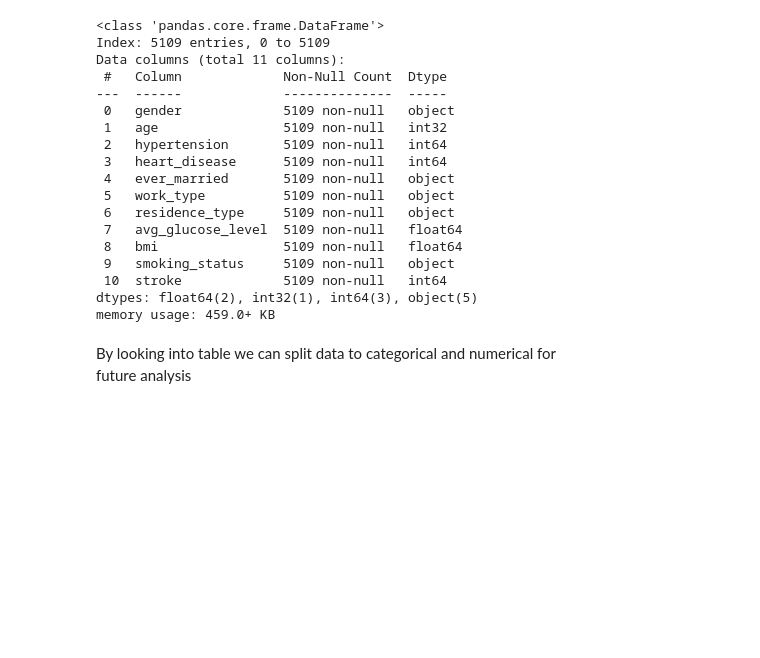
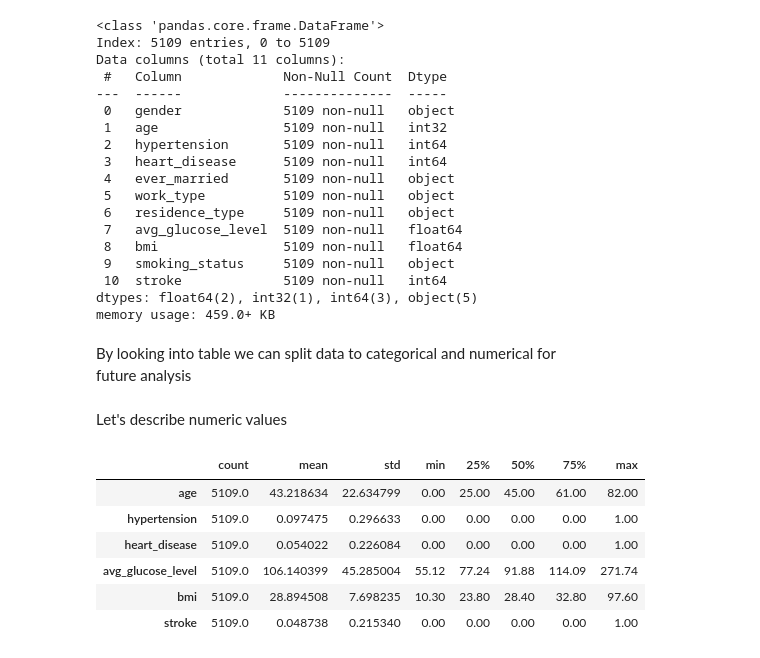
Before and after one commit to ShariYo/Modul3Sprint2, a Jupyter notebook: project/main.ipynb, the cells around one changed output. Saved outputs shown, nothing was run; the diff lists cells and outputs as text; code cells hidden in the pictures; blank space fills up the shorter version.

```diff
--- a/project/main.ipynb
+++ b/project/main.ipynb
@@ -236,3 +237,15 @@ numeric = ["age", "hypertension", "heart_disease", "avg_glucose_level", "bmi", "
 categoric = ["gender", "ever_married", "work_type", "residence_type", "smoking_status"]
 hc_num = hc[numeric]
 hc_cat = hc[categoric]
+# %% [markdown]
+Let's describe numeric values
+# %%
+hc.describe().T
+# %% [output]
+|  | count | mean | std | min | 25% | 50% | 75% | max |
+| age | 5109.0 | 43.218634 | 22.634799 | 0.00 | 25.00 | 45.00 | 61.00 | 82.00 |
+| hypertension | 5109.0 | 0.097475 | 0.296633 | 0.00 | 0.00 | 0.00 | 0.00 | 1.00 |
+| heart_disease | 5109.0 | 0.054022 | 0.226084 | 0.00 | 0.00 | 0.00 | 0.00 | 1.00 |
+| avg_glucose_level | 5109.0 | 106.140399 | 45.285004 | 55.12 | 77.24 | 91.88 | 114.09 | 271.74 |
+| bmi | 5109.0 | 28.894508 | 7.698235 | 10.30 | 23.80 | 28.40 | 32.80 | 97.60 |
+| stroke | 5109.0 | 0.048738 | 0.215340 | 0.00 | 0.00 | 0.00 | 0.00 | 1.00 |
```
Also changed, not shown: parts of 8 cells of this notebook, 1 other file.
